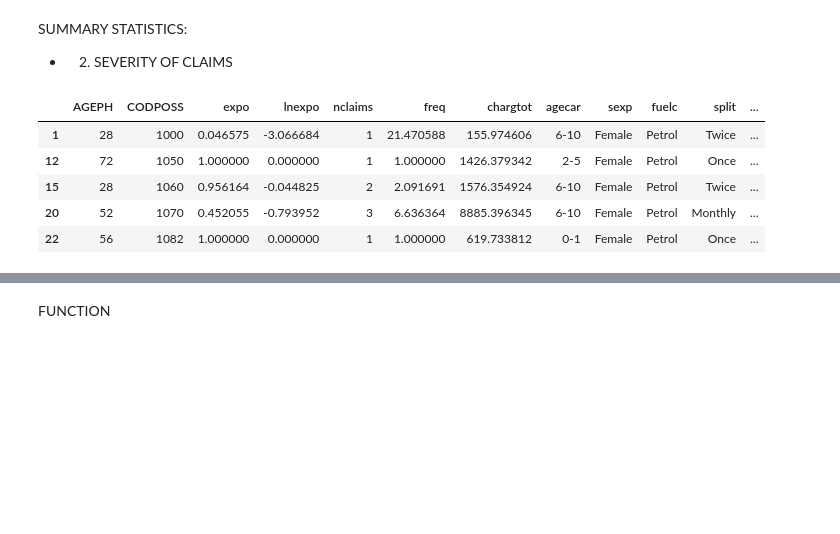
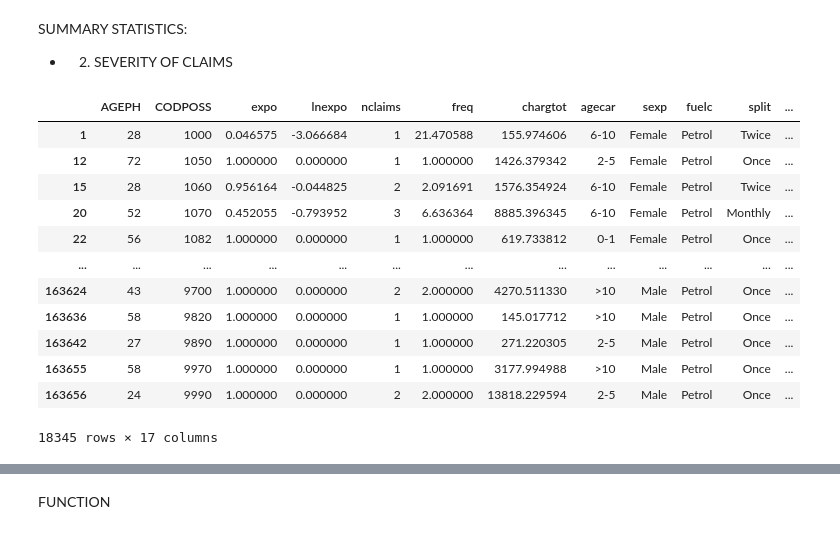
Before and after one commit to HalfmoonSD/Data-Science-for-Non-Life-Insurance-Project, a Jupyter notebook: GLM.ipynb, the cells around one changed output, grey strips where cells are left out. Drawn from its saved outputs; the diff is of its cells as text; code cells hidden in the pictures; blank space fills up the shorter version.

```diff
--- a/GLM.ipynb
+++ b/GLM.ipynb
@@ -11,9 +12,9 @@ from sklearn.linear_model import LinearRegression
 import statsmodels.api as sm
 import statsmodels.formula.api as smf
 # %%
-data = pd.read_csv('/Users/arthurrastelli/Desktop/DS/Assignment/Assignment.csv')
+data = pd.read_csv('/Users/arthurrastelli/Desktop/Assignment/Assignment.csv')
 data = data.rename(columns= {'duree': 'expo','nbrtotan': 'freq','nbrtotc': 'nclaims'})
-data["sev"] = data['chargtot']/data['nclaims']
+data["sev"] = data['chargtot']/data['freq']
 data.info()
 data.head()
 # %% [output]
@@ -78,13 +72,20 @@ SUMMARY STATISTICS:
 - 2. SEVERITY OF CLAIMS
 # %%
 pos_sev = data[data['sev']>0]
-pos_sev.head()
+pos_sev
 # %% [output]
 |  | AGEPH | CODPOSS | expo | lnexpo | nclaims | freq | chargtot | agecar | sexp | fuelc | split | ... |
 | 1 | 28 | 1000 | 0.046575 | -3.066684 | 1 | 21.470588 | 155.974606 | 6-10 | Female | Petrol | Twice | ... |
 | 12 | 72 | 1050 | 1.000000 | 0.000000 | 1 | 1.000000 | 1426.379342 | 2-5 | Female | Petrol | Once | ... |
 | 15 | 28 | 1060 | 0.956164 | -0.044825 | 2 | 2.091691 | 1576.354924 | 6-10 | Female | Petrol | Twice | ... |
 | 20 | 52 | 1070 | 0.452055 | -0.793952 | 3 | 6.636364 | 8885.396345 | 6-10 | Female | Petrol | Monthly | ... |
 | 22 | 56 | 1082 | 1.000000 | 0.000000 | 1 | 1.000000 | 619.733812 | 0-1 | Female | Petrol | Once | ... |
+| ... | ... | ... | ... | ... | ... | ... | ... | ... | ... | ... | ... | ... |
+| 163624 | 43 | 9700 | 1.000000 | 0.000000 | 2 | 2.000000 | 4270.511330 | >10 | Male | Petrol | Once | ... |
+| 163636 | 58 | 9820 | 1.000000 | 0.000000 | 1 | 1.000000 | 145.017712 | >10 | Male | Petrol | Once | ... |
+| 163642 | 27 | 9890 | 1.000000 | 0.000000 | 1 | 1.000000 | 271.220305 | 2-5 | Male | Petrol | Once | ... |
+| 163655 | 58 | 9970 | 1.000000 | 0.000000 | 1 | 1.000000 | 3177.994988 | >10 | Male | Petrol | Once | ... |
+| 163656 | 24 | 9990 | 1.000000 | 0.000000 | 2 | 2.000000 | 13818.229594 | 2-5 | Male | Petrol | Once | ... |
+18345 rows × 17 columns
 # %%
 plt.figure(figsize = (10, 5))
```
Also changed, not shown: parts of 9 cells of this notebook, 1 other file.
